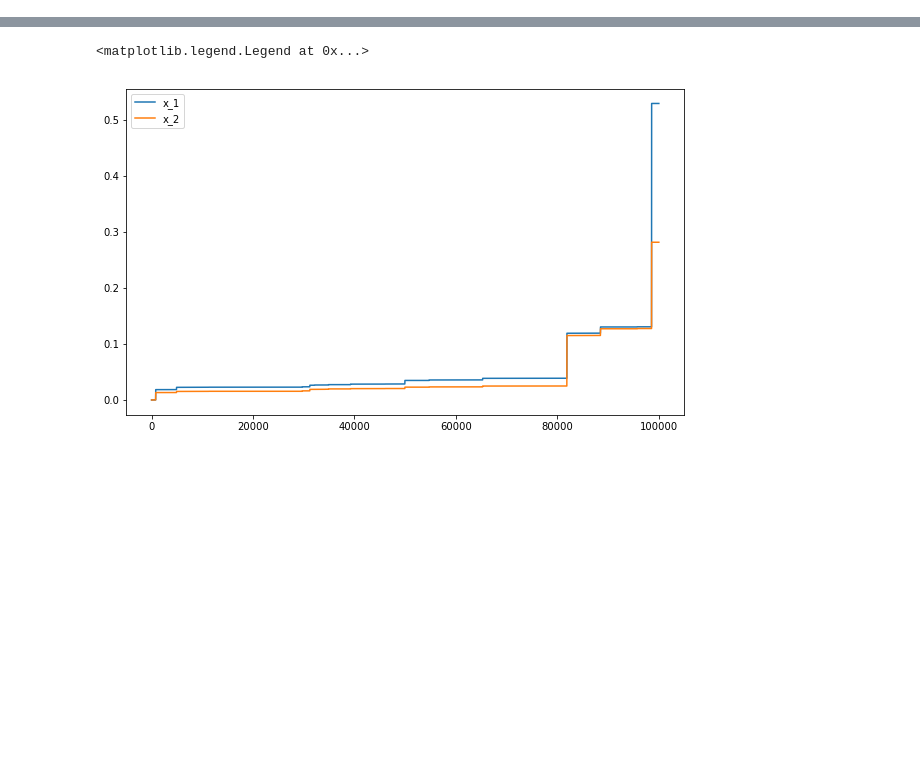
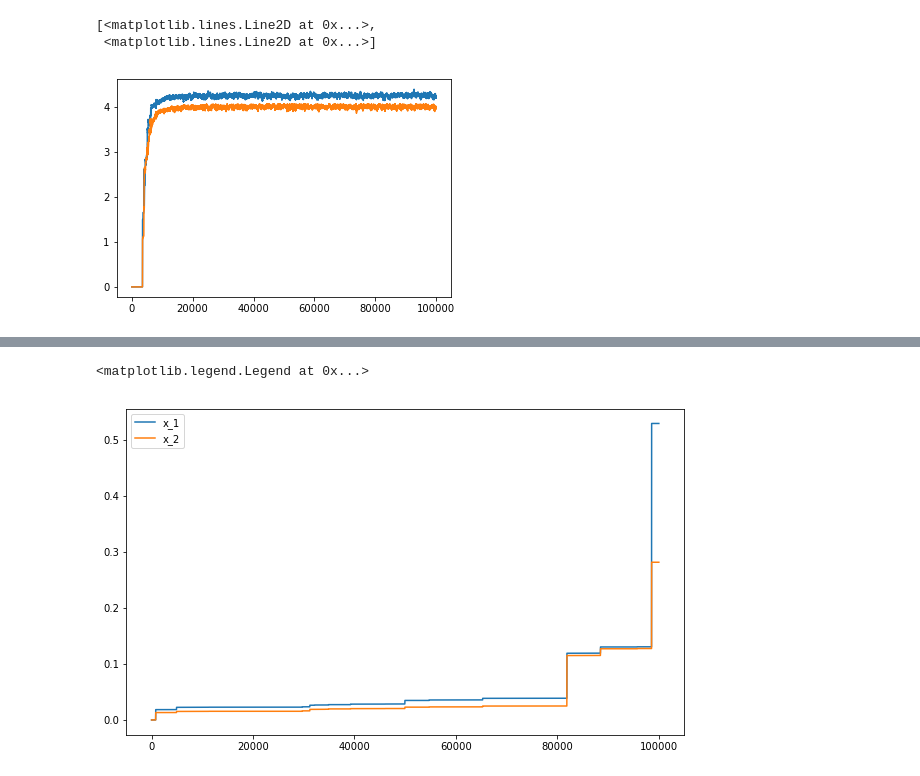
Before and after one commit to Tenich/Skoltech-LSOpt-Importance-Sampling, a Jupyter notebook: proj_grad_example.ipynb, the cells around one changed output, grey strips where cells are left out. Drawn from its saved outputs; the diff is of its cells as text; code cells hidden in the pictures; blank space fills up the shorter version.

```diff
--- a/proj_grad_example.ipynb
+++ b/proj_grad_example.ipynb
@@ -19,3 +19,11 @@ thetas, estimations = projected_gradient(obj, GaussianDistribution, projector,
+# %%
+# plot mu history, should converge to 4,4
+mu = [np.linalg.pinv(x[1]).dot(x[0]) for x in thetas]
+plt.plot(mu)
+# %% [output]
+[<matplotlib.lines.Line2D at 0x...>,
+ <matplotlib.lines.Line2D at 0x...>]
+[figure, added]
 # %%
 plt.figure(figsize=(10, 6))
 plt.plot(np.array(estimations))
```
Also changed, not shown: parts of 5 cells of this notebook.
